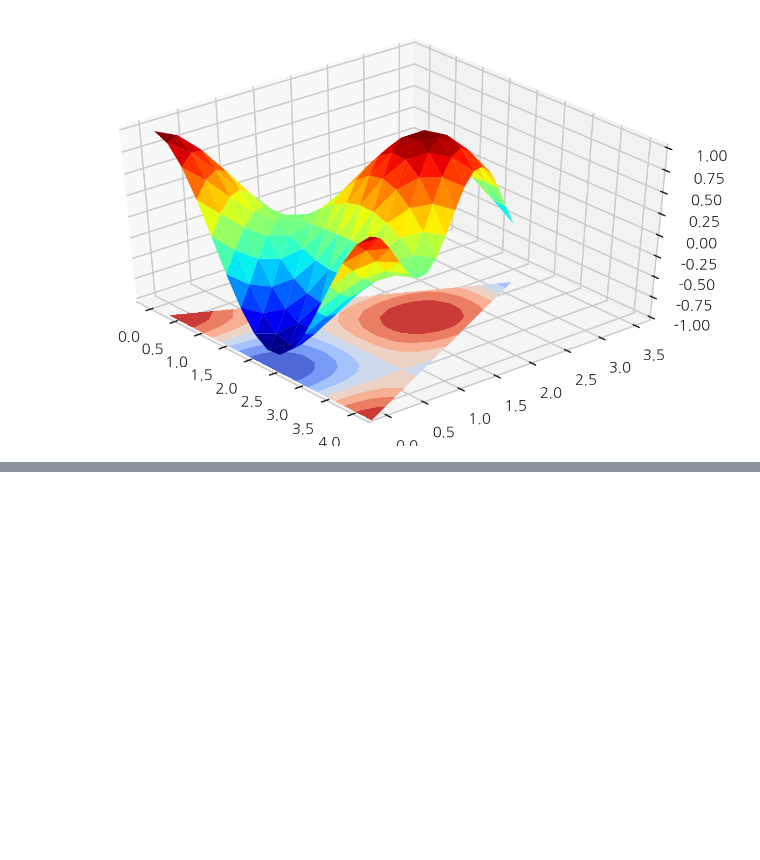
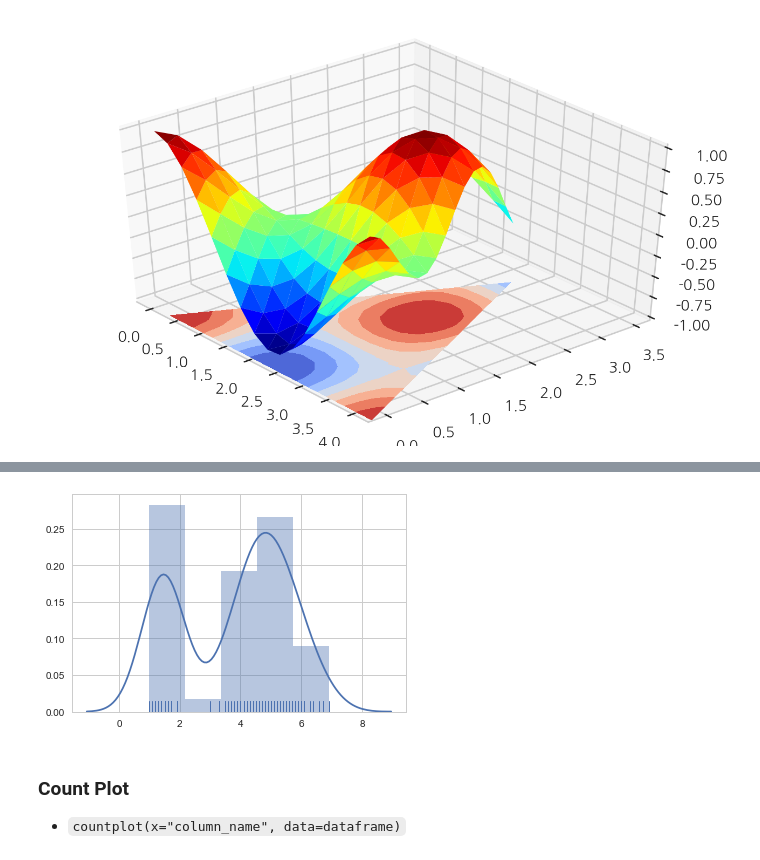
Before and after one commit to baegwangbin/TIL, a Jupyter notebook: Python/Data_Visualization.ipynb, the cells around one changed output, grey strips where cells are left out. Cells and saved outputs as stored; diff of their text form; code cells hidden in the pictures; blank space fills up the shorter version.

```diff
--- a/Python/Data_Visualization.ipynb
+++ b/Python/Data_Visualization.ipynb
@@ -580,0 +663,8 @@ plt.show()
+# %%
+sns.distplot(x, kde=True, rug=True)
+plt.show()
+# %% [output]
+[figure, added]
+# %% [markdown]
+### Count Plot
+* `countplot(x="column_name", data=dataframe)`
```
Also changed, not shown: parts of 100 cells of this notebook.
